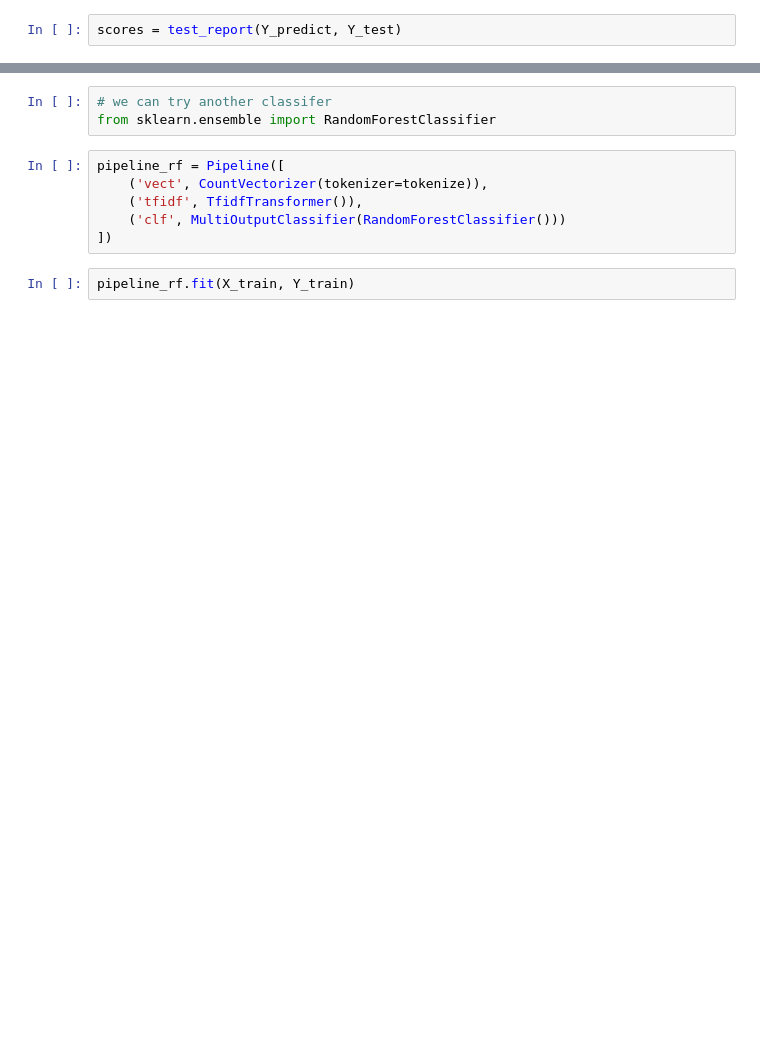
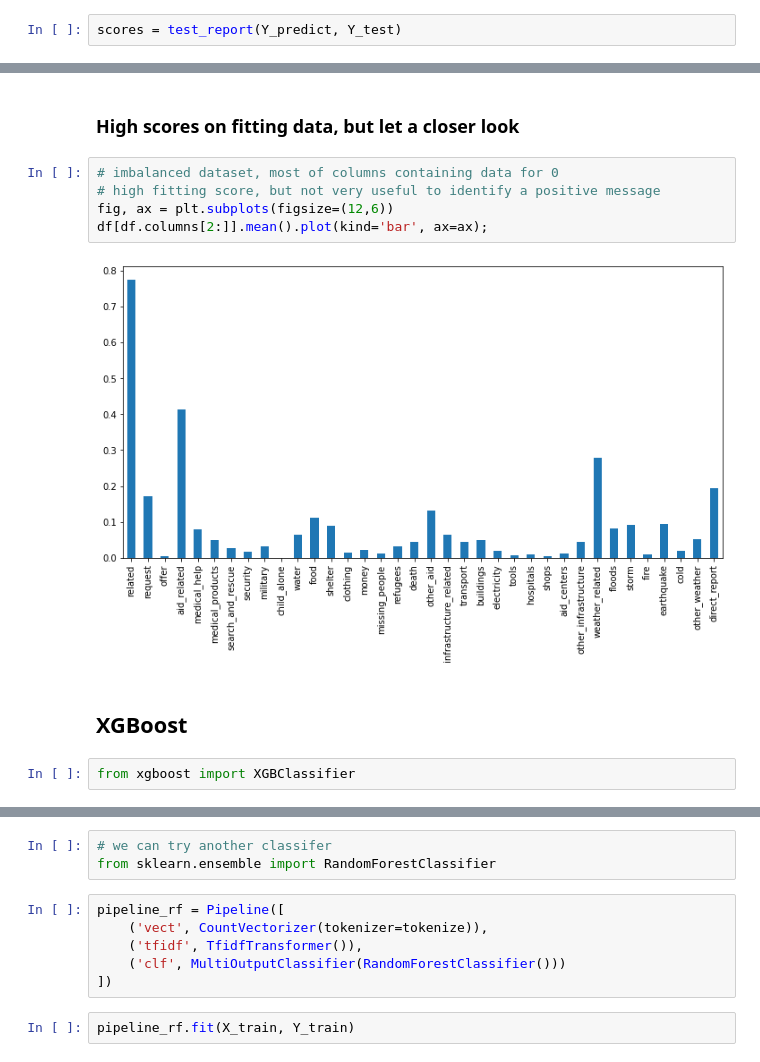
Before and after one commit to binh-bk/nltk-message-response, a Jupyter notebook: ML Pipeline Preparation.ipynb, the cells around one changed output, grey strips where cells are left out. Drawn from its saved outputs; the diff is of its cells as text; blank space fills up the shorter version.

Commit message:
naming database and use xgboost

```diff
--- a/ML Pipeline Preparation.ipynb
+++ b/ML Pipeline Preparation.ipynb
@@ -389,0 +402,13 @@ visualize_report(scores)
+# %% [markdown]
+### High scores on fitting data, but let a closer look
+# %%
+# imbalanced dataset, most of columns containing data for 0
+# high fitting score, but not very useful to identify a positive message
+fig, ax = plt.subplots(figsize=(12,6))
+df[df.columns[2:]].mean().plot(kind='bar', ax=ax);
+# %% [output]
+[figure, added]
+# %% [markdown]
+## XGBoost
+# %%
+from xgboost import XGBClassifier
```
Also changed, not shown: parts of 44 cells of this notebook, 18 other files.
